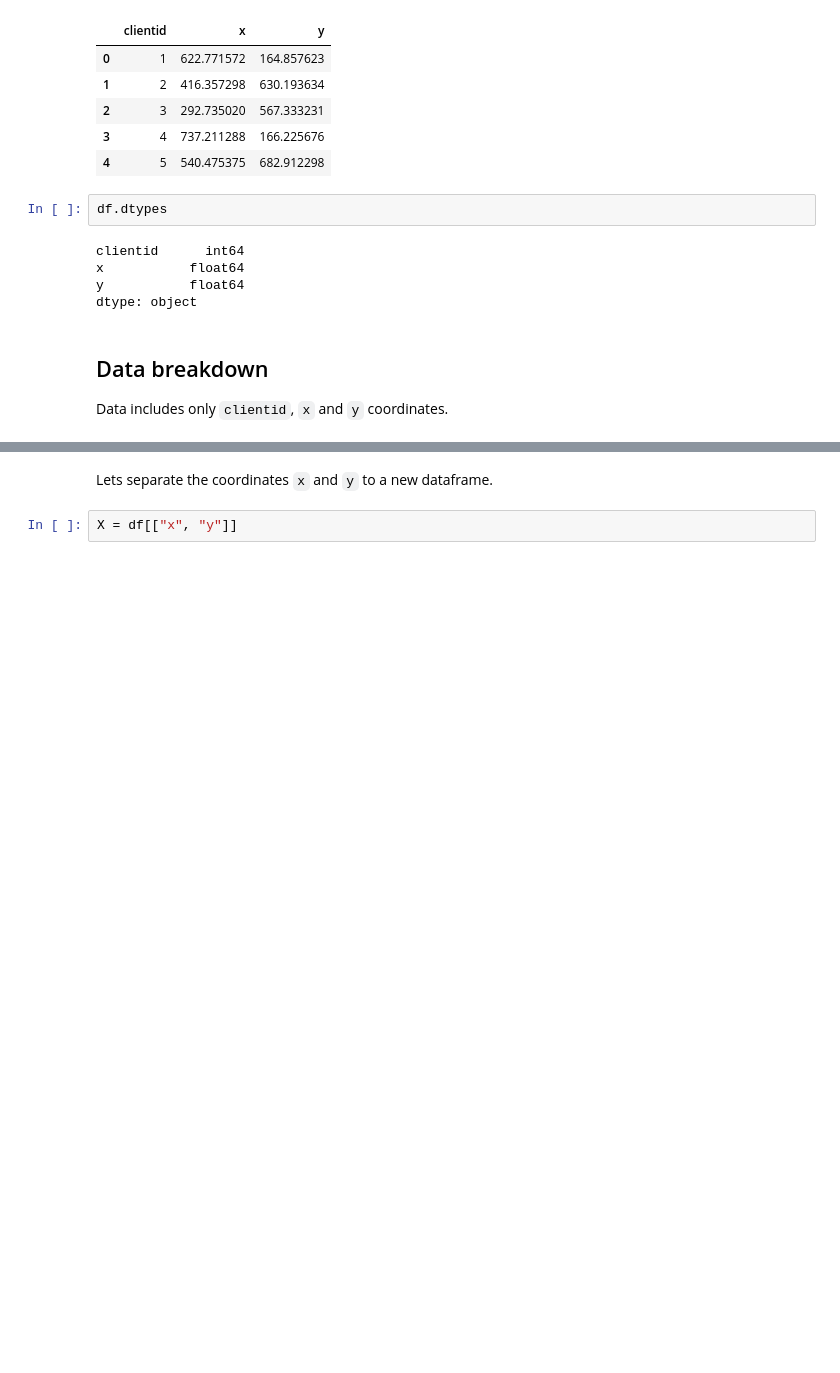
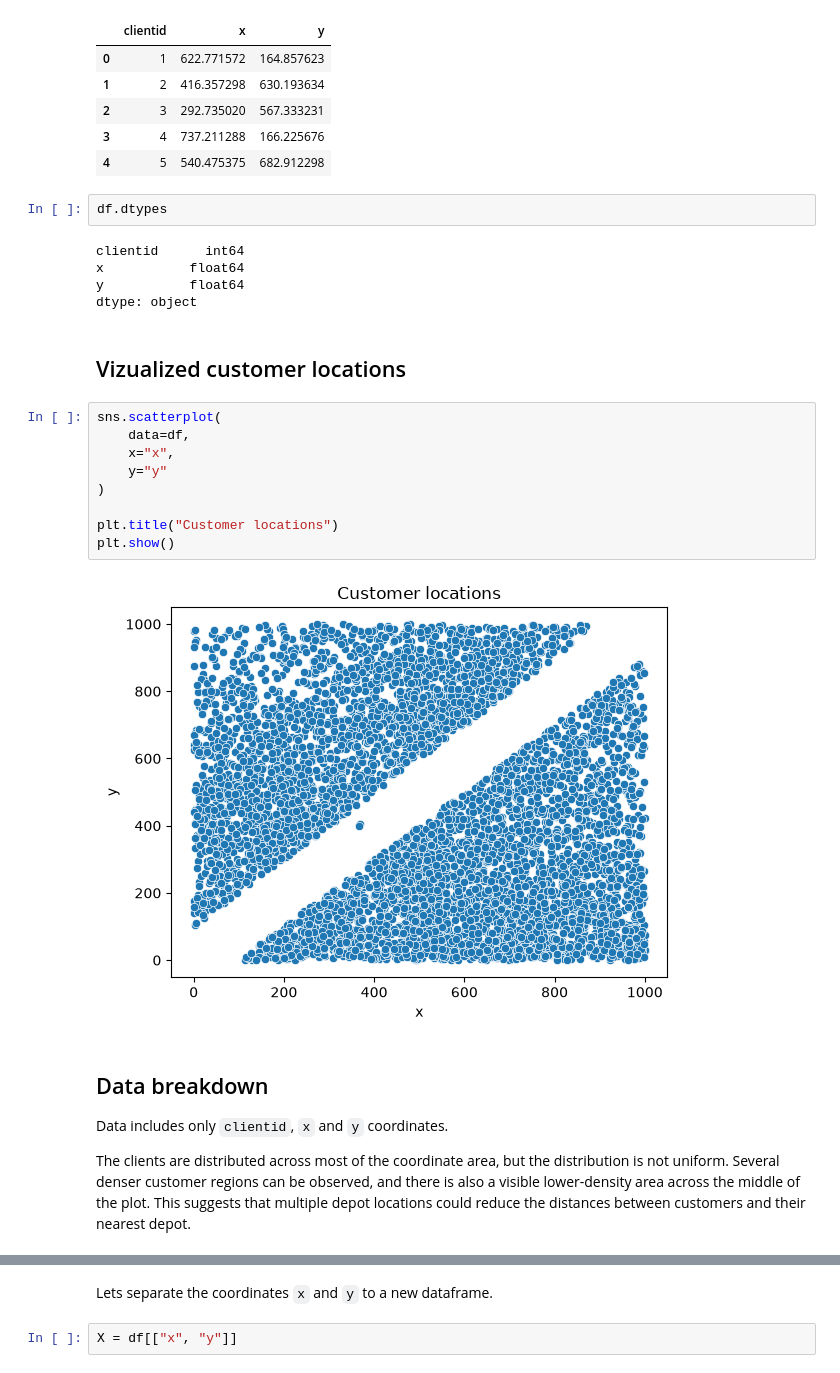
Before and after one commit to MustBeViable/DatanKasittely, a Jupyter notebook: data_mine_and_clustering/clustering_datamine_Elias_Rinne.ipynb, the cells around one changed output, grey strips where cells are left out. Drawn from its saved outputs; the diff is of its cells as text; blank space fills up the shorter version.

Commit message:
final version for data clustering

```diff
--- a/data_mine_and_clustering/clustering_datamine_Elias_Rinne.ipynb
+++ b/data_mine_and_clustering/clustering_datamine_Elias_Rinne.ipynb
@@ -35,10 +36,25 @@ clientid      int64
 x           float64
 y           float64
 dtype: object
+# %% [markdown]
+## Vizualized customer locations
+# %%
+sns.scatterplot(
+    data=df,
+    x="x",
+    y="y"
+)
+
+plt.title("Customer locations")
+plt.show()
+# %% [output]
+[figure, added]
 # %% [markdown]
 ## Data breakdown
 
 Data includes only `clientid`, `x` and `y` coordinates.
+
+The clients are distributed across most of the coordinate area, but the distribution is not uniform. Several denser customer regions can be observed, and there is also a visible lower-density area across the middle of the plot. This suggests that multiple depot locations could reduce the distances between customers and their nearest depot.
 # %% [markdown]
 # 3. Data preparation
 
```
Also changed, not shown: parts of 20 cells of this notebook.
